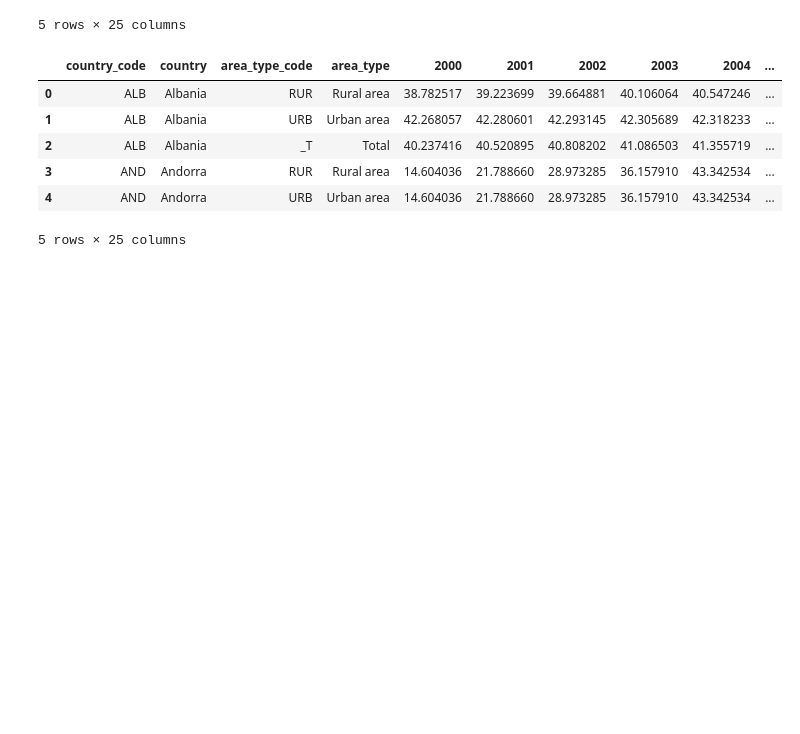
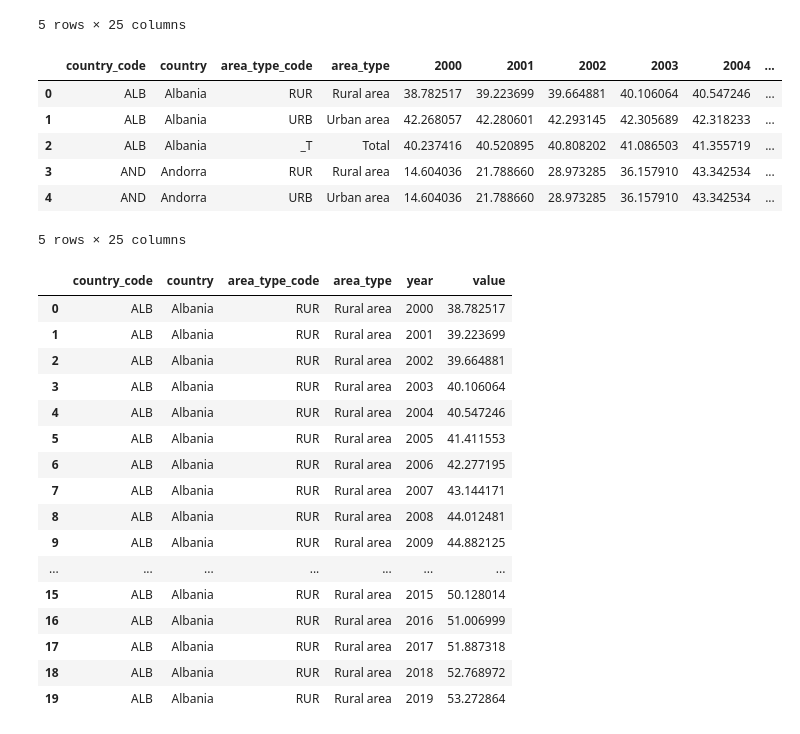
Before and after one commit to odani20240074-lang/w2120490_5DATA004C-ICW, a Jupyter notebook: Untitled-1.ipynb, the cells around one changed output. Saved outputs shown, nothing was run; the diff lists cells and outputs as text; code cells hidden in the pictures; blank space fills up the shorter version.

```diff
--- a/Untitled-1.ipynb
+++ b/Untitled-1.ipynb
@@ -104,3 +104,33 @@ df.head()
 | 3 | AND | Andorra | RUR | Rural area | 14.604036 | 21.788660 | 28.973285 | 36.157910 | 43.342534 | ... |
 | 4 | AND | Andorra | URB | Urban area | 14.604036 | 21.788660 | 28.973285 | 36.157910 | 43.342534 | ... |
 5 rows × 25 columns
+# %%
+df_cleaned = df.melt(
+    id_vars=['country_code', 'country', 'area_type_code', 'area_type'],
+    var_name='year',
+    value_name='value'
+)
+
+df_cleaned['year'] = df_cleaned['year'].astype(int)
+
+df_cleaned = df_cleaned.sort_values(['country', 'area_type', 'year']).reset_index(drop=True)
+
+df_cleaned.head(20)
+# %% [output]
+|  | country_code | country | area_type_code | area_type | year | value |
+| 0 | ALB | Albania | RUR | Rural area | 2000 | 38.782517 |
+| 1 | ALB | Albania | RUR | Rural area | 2001 | 39.223699 |
+| 2 | ALB | Albania | RUR | Rural area | 2002 | 39.664881 |
+| 3 | ALB | Albania | RUR | Rural area | 2003 | 40.106064 |
+| 4 | ALB | Albania | RUR | Rural area | 2004 | 40.547246 |
+| 5 | ALB | Albania | RUR | Rural area | 2005 | 41.411553 |
+| 6 | ALB | Albania | RUR | Rural area | 2006 | 42.277195 |
+| 7 | ALB | Albania | RUR | Rural area | 2007 | 43.144171 |
+| 8 | ALB | Albania | RUR | Rural area | 2008 | 44.012481 |
+| 9 | ALB | Albania | RUR | Rural area | 2009 | 44.882125 |
+| ... | ... | ... | ... | ... | ... | ... |
+| 15 | ALB | Albania | RUR | Rural area | 2015 | 50.128014 |
+| 16 | ALB | Albania | RUR | Rural area | 2016 | 51.006999 |
+| 17 | ALB | Albania | RUR | Rural area | 2017 | 51.887318 |
+| 18 | ALB | Albania | RUR | Rural area | 2018 | 52.768972 |
+| 19 | ALB | Albania | RUR | Rural area | 2019 | 53.272864 |
```
